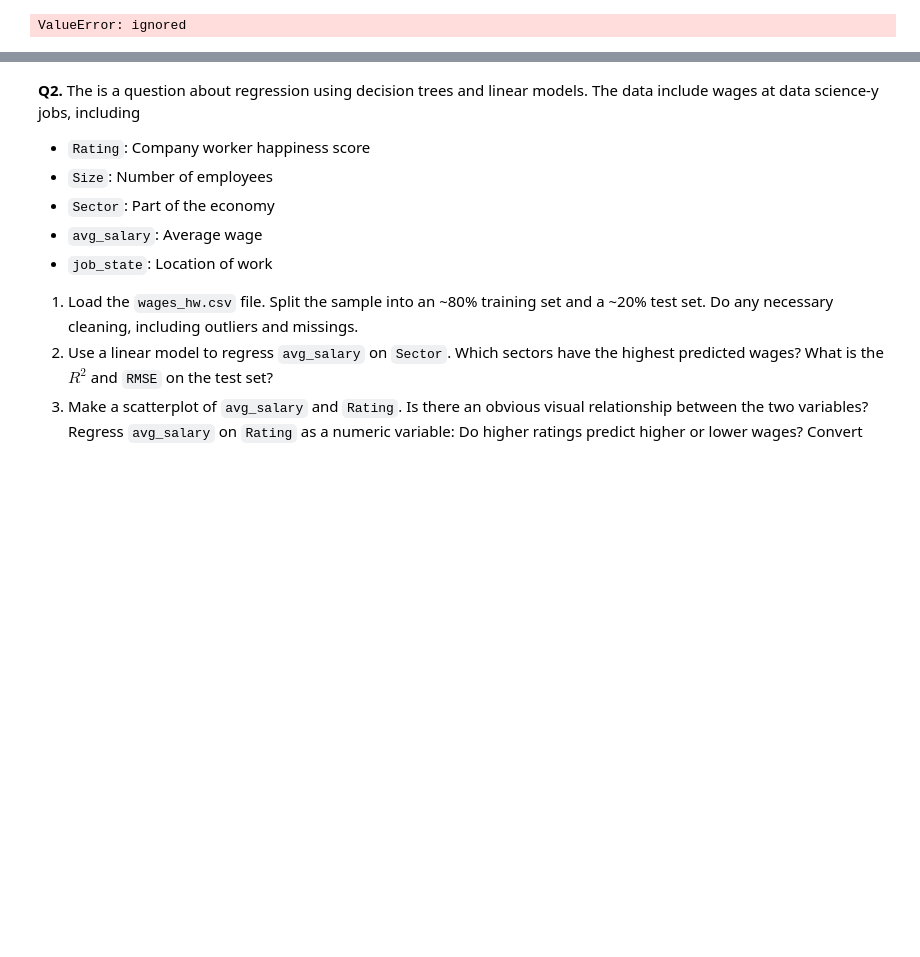
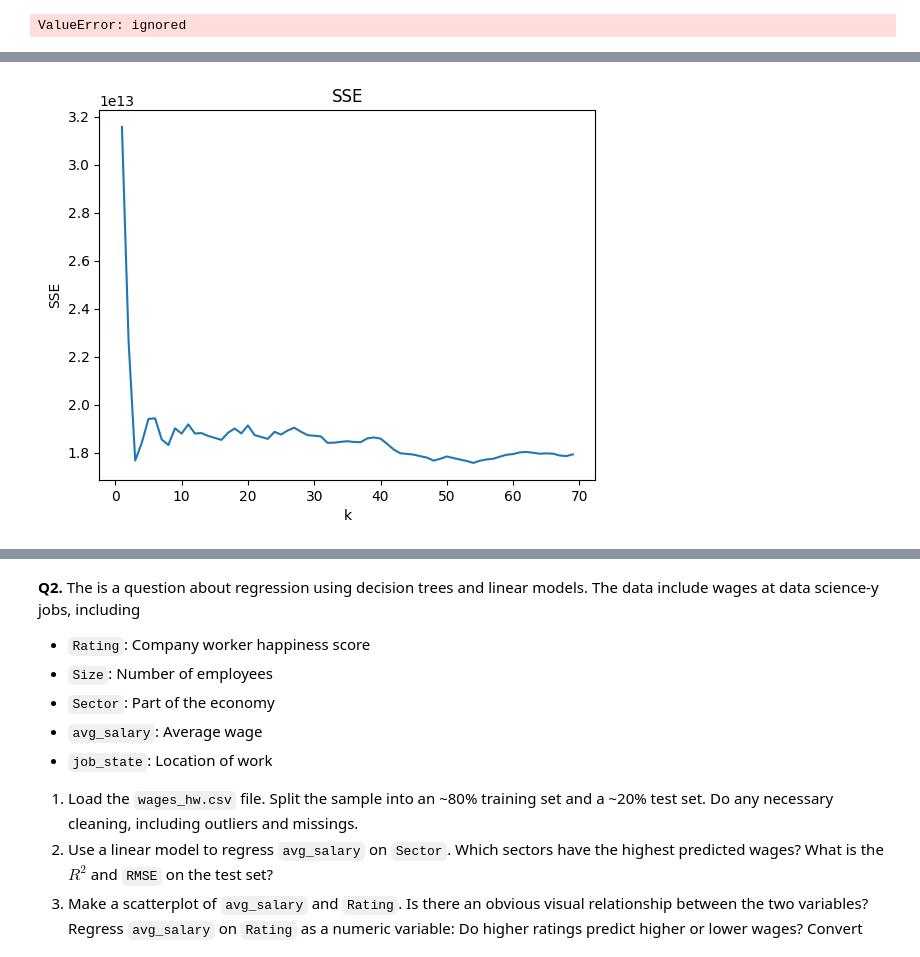
Before and after one commit to ToriStoner/assignment4, a Jupyter notebook: assignment4.ipynb, the cells around one changed output, grey strips where cells are left out. Saved outputs shown, nothing was run; the diff lists cells and outputs as text; code cells hidden in the pictures; blank space fills up the shorter version.

```diff
--- a/assignment4.ipynb
+++ b/assignment4.ipynb
@@ -248,0 +270,40 @@ ValueError: ignored
+# %%
+#6
+from sklearn.neighbors import KNeighborsRegressor
+
+# Maxmin normalization function:
+def maxmin(z):
+    z = (z-min(z))/(max(z)-min(z))
+    return(z)
+
+# Apply maxmin to each column of X:
+X_train_knn = X_train.apply(maxmin)
+X_test_knn = X_test.apply(maxmin)
+
+# Determine optimal k:
+k_bar = 70
+k_grid = np.arange(1,k_bar) # The range of k's to consider
+SSE = np.zeros(k_bar-1) # For comparison purposes, store the training error
+for k in range(k_bar-1):
+    model = KNeighborsRegressor(n_neighbors=k+1) # Create a sk model for k
+    fitted_model = model.fit(X_train_knn,y_train) # Train the model on our data
+    y_hat = fitted_model.predict(X_test_knn) # Predict values for test set
+    SSE[k] = np.sum( (y_test-y_hat)**2 ) # Save the computed SSE
+SSE_min = np.min(SSE) # Lowest recorded SSE
+min_index = np.where(SSE==SSE_min) # Find the indices of y that equal the minimum
+k_star = k_grid[min_index][0] # Find the optimal value of k
+
+## SSE plot:
+plt.plot(k_grid,SSE)
+plt.xlabel("k")
+plt.ylabel("SSE")
+plt.title('SSE')
+plt.show()
+
+## Fit optimal model:
+model = KNeighborsRegressor(n_neighbors=max(3,k_star))
+knn_star = model.fit(X_train_knn,y_train)
+y_hat_knn = knn_star.predict(X_test_knn)
+residuals_knn = y_test - y_hat_knn
+# %% [output]
+[figure, added]
```
Also changed, not shown: parts of 7 cells of this notebook.
